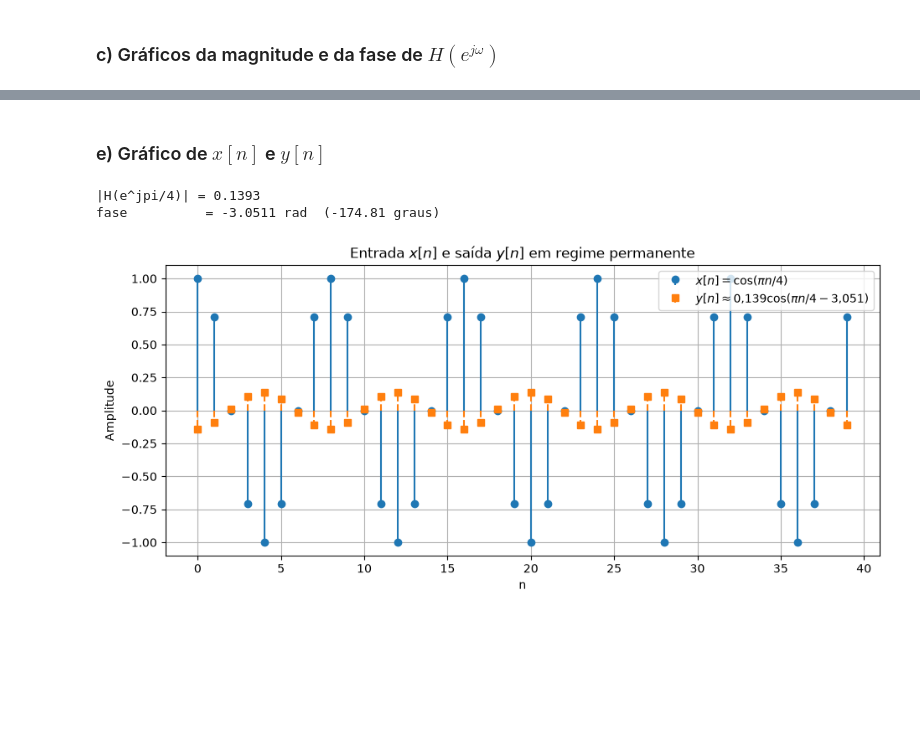
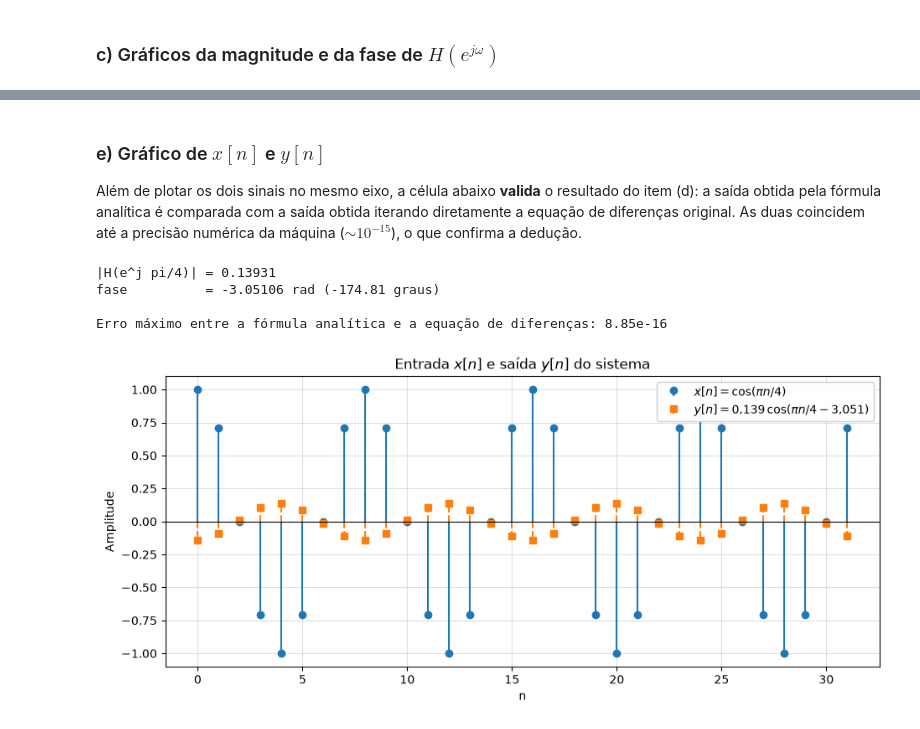
Before and after one commit to josevbrito/digital-signal-processing, a Jupyter notebook: avaliacao_1/PDS_ATV1.ipynb, the cells around one changed output, grey strips where cells are left out. Drawn from its saved outputs; the diff is of its cells as text; code cells hidden in the pictures; blank space fills up the shorter version.

```diff
--- a/avaliacao_1/PDS_ATV1.ipynb
+++ b/avaliacao_1/PDS_ATV1.ipynb
@@ -289,34 +439,58 @@ O sistema atenua fortemente essa frequência (ganho $\approx 0{,}14$) e introduz
 # %% [markdown]
 ### e) Gráfico de $x[n]$ e $y[n]$
+
+Além de plotar os dois sinais no mesmo eixo, a célula abaixo **valida** o resultado do item (d): a saída obtida pela fórmula analítica é comparada com a saída obtida iterando diretamente a equação de diferenças original. As duas coincidem até a precisão numérica da máquina ($\sim 10^{-15}$), o que confirma a dedução.
 # %%
-# Avaliação de H no ponto w0 = pi/4
+# --- Avaliação de H em w0 = pi/4 (item d) ---
 w0 = np.pi/4
-ejw0 = np.exp(-1j*w0)
-H0 = (b[0] + b[1]*ejw0 + b[2]*ejw0**2) / (a[0] + a[1]*ejw0 + a[2]*ejw0**2)
+H0 = resposta_frequencia(np.array([w0]))[0]
 A = np.abs(H0)          # ganho de amplitude
 phi = np.angle(H0)      # defasagem (rad)
 
-print(f"|H(e^jpi/4)| = {A:.4f}")
-print(f"fase          = {phi:.4f} rad  ({np.degrees(phi):.2f} graus)")
+print(f"|H(e^j pi/4)| = {A:.5f}")
+print(f"fase          = {phi:.5f} rad ({np.degrees(phi):.2f} graus)")
 
-# Sinais em regime permanente
-n = np.arange(0, 40)
+# --- Sinais: entrada e saída analítica (regime permanente) ---
+n = np.arange(0, 32)
 x = np.cos(w0*n)
 y = A*np.cos(w0*n + phi)
 
+
+# --- Validação: iterar a própria equação de diferenças ---
+# Aplica-se o cosseno desde n = -n_pre para que o transitório já tenha decaído
+# em n = 0, reproduzindo a hipótese de senoide permanente do item (d).
+def simula_equacao(n_saida, n_pre=300):
+    """Resolve y[n] = 0.038x[n-1] + 0.034x[n-2] + 1.63y[n-1] - 0.70y[n-2]."""
+    n_total = np.arange(-n_pre, n_saida[-1] + 1)
+    xs = np.cos(w0*n_total)
+    ys = np.zeros(len(n_total))
+    for i in range(2, len(n_total)):
+        ys[i] = (0.038*xs[i-1] + 0.034*xs[i-2]
+                 + 1.63*ys[i-1] - 0.70*ys[i-2])
+    return ys[np.searchsorted(n_total, n_saida)]
+
+
+y_sim = simula_equacao(n)
+print(f"\nErro máximo entre a fórmula analítica e a equação de diferenças: "
+      f"{np.max(np.abs(y - y_sim)):.2e}")
+
+# --- Gráfico ---
 plt.figure(figsize=(11, 4.5))
 plt.stem(n, x, linefmt='C0-', markerfmt='C0o', basefmt=' ',
          label=r'$x[n]=\cos(\pi n/4)$')
 plt.stem(n, y, linefmt='C1--', markerfmt='C1s', basefmt=' ',
-         label=r'$y[n]\approx 0{,}139\cos(\pi n/4 - 3{,}051)$')
+         label=r'$y[n]=0{,}139\,\cos(\pi n/4 - 3{,}051)$')
+plt.axhline(0, color='k', lw=0.8)
 plt.xlabel('n')
 plt.ylabel('Amplitude')
-plt.title(r'Entrada $x[n]$ e saída $y[n]$ em regime permanente')
-plt.grid(True)
-plt.legend(loc='upper right')
+plt.title(r'Entrada $x[n]$ e saída $y[n]$ do sistema')
+plt.grid(True, alpha=0.4)
+plt.legend(loc='upper right', framealpha=0.95)
 plt.savefig(os.path.join(IMAGES_DIR, 'grafico_5_xy.png'), dpi=150, bbox_inches='tight')
 plt.show()
 # %% [output]
-|H(e^jpi/4)| = 0.1393
-fase          = -3.0511 rad  (-174.81 graus)
+|H(e^j pi/4)| = 0.13931
+fase          = -3.05106 rad (-174.81 graus)
+
+Erro máximo entre a fórmula analítica e a equação de diferenças: 8.85e-16
-[figure, old version]
+[figure, new version]
```
Also changed, not shown: parts of 7 cells of this notebook, 5 other files.
